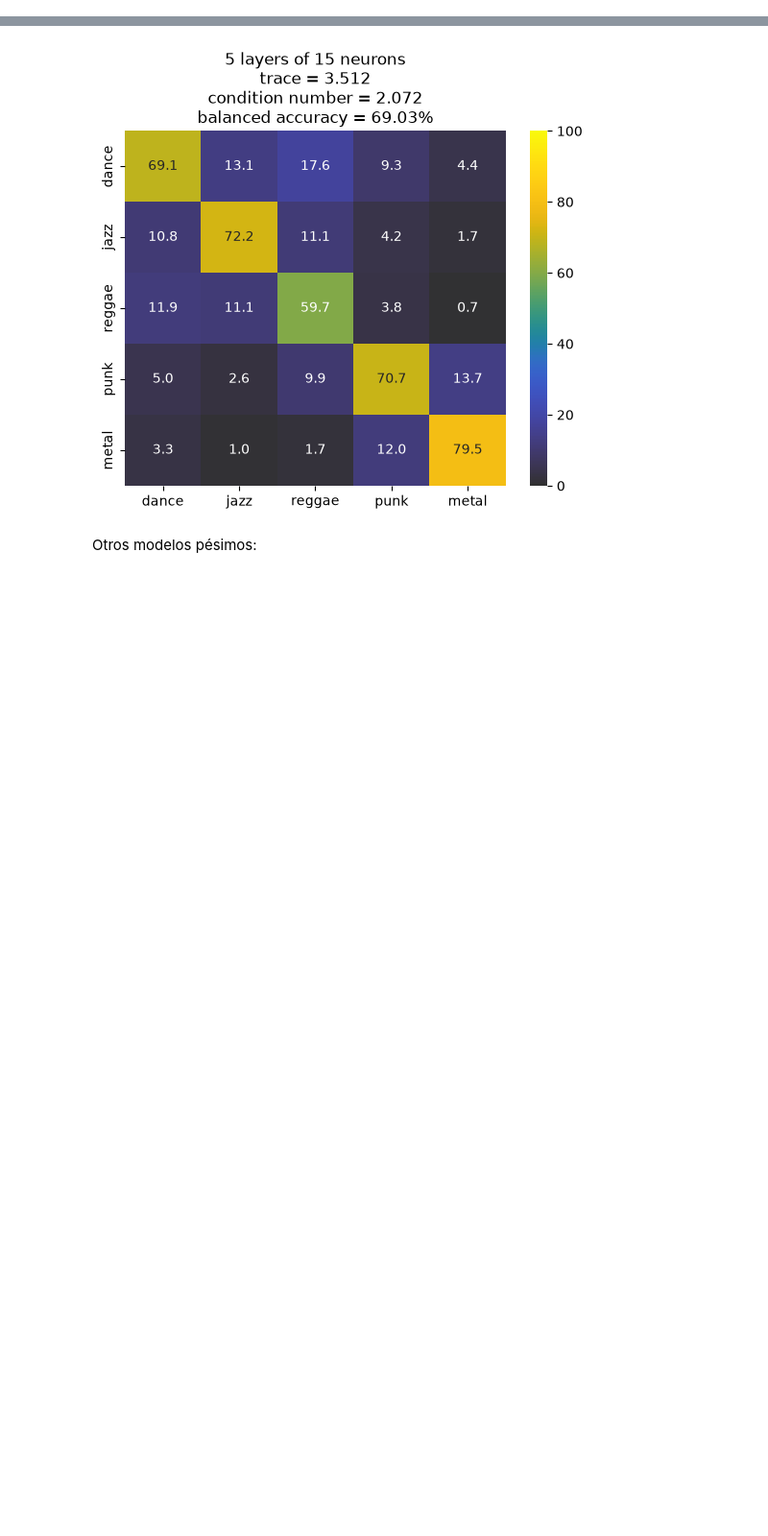
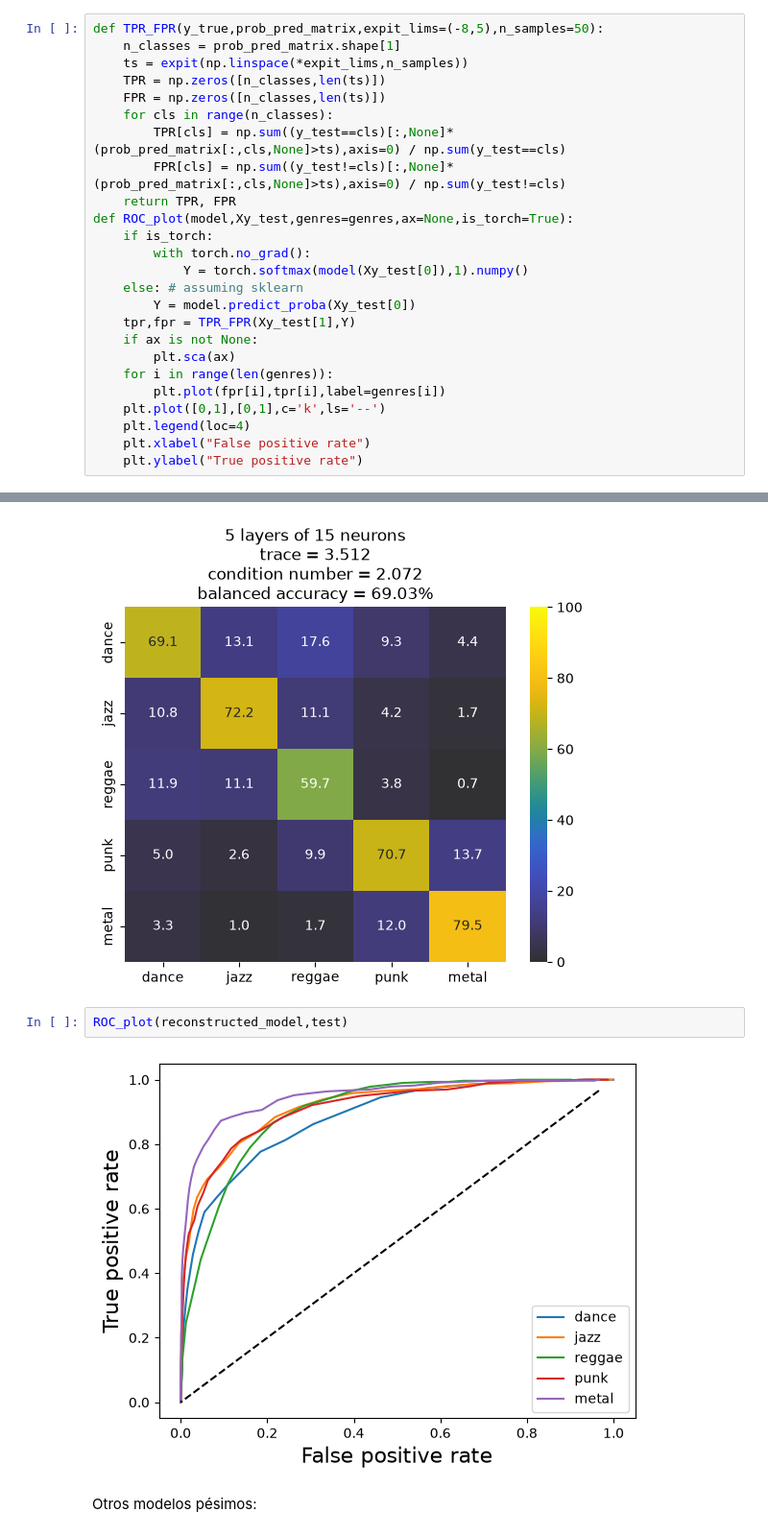
Before and after one commit to s-henao-castellanos/ML-2026, a Jupyter notebook: mlp_classifiers/torch_T2.ipynb, the cells around one changed output, grey strips where cells are left out. Shown at 96% size. Saved outputs shown, nothing was run; the diff lists cells and outputs as text; blank space fills up the shorter version.

Commit message:
update torch notebook ROC

```diff
--- a/mlp_classifiers/torch_T2.ipynb
+++ b/mlp_classifiers/torch_T2.ipynb
@@ -446,6 +447,31 @@ def reconstruct_model(model_fname):
 El código de entrenamiento no usa nada diferente a lo ya definido aquí, y está en la carpeta `grid_search`.
 # %% [markdown]
 ## Resultados
+# %%
+def TPR_FPR(y_true,prob_pred_matrix,expit_lims=(-8,5),n_samples=50):
+    n_classes = prob_pred_matrix.shape[1]
+    ts = expit(np.linspace(*expit_lims,n_samples))
+    TPR = np.zeros([n_classes,len(ts)])
+    FPR = np.zeros([n_classes,len(ts)])
+    for cls in range(n_classes):
+        TPR[cls] = np.sum((y_test==cls)[:,None]*(prob_pred_matrix[:,cls,None]>ts),axis=0) / np.sum(y_test==cls)
+        FPR[cls] = np.sum((y_test!=cls)[:,None]*(prob_pred_matrix[:,cls,None]>ts),axis=0) / np.sum(y_test!=cls)
+    return TPR, FPR
+def ROC_plot(model,Xy_test,genres=genres,ax=None,is_torch=True):
+    if is_torch:
+        with torch.no_grad():
+            Y = torch.softmax(model(Xy_test[0]),1).numpy()
+    else: # assuming sklearn
+        Y = model.predict_proba(Xy_test[0])
+    tpr,fpr = TPR_FPR(Xy_test[1],Y)
+    if ax is not None:
+        plt.sca(ax)
+    for i in range(len(genres)):
+        plt.plot(fpr[i],tpr[i],label=genres[i])
+    plt.plot([0,1],[0,1],c='k',ls='--')
+    plt.legend(loc=4)
+    plt.xlabel("False positive rate")
+    plt.ylabel("True positive rate")
 # %% [markdown]
 Después de correr la búsqueda de grilla en Hypatia y sincronizar los resultados al github, podemos recuperar los modelos entrenados:
 # %%
@@ -464,6 +490,10 @@ report = title(y_test,y_pred,name=f"{config["depth"]} layers of {config["width"]
 sns.heatmap(100*CM,**kwargs).set(title=report);
 # %% [output]
 [figure]
+# %%
+ROC_plot(reconstructed_model,test)
+# %% [output]
+[figure, added]
 # %% [markdown]
 Otros modelos pésimos:
 # %%
```
Also changed, not shown: parts of 11 cells of this notebook.
